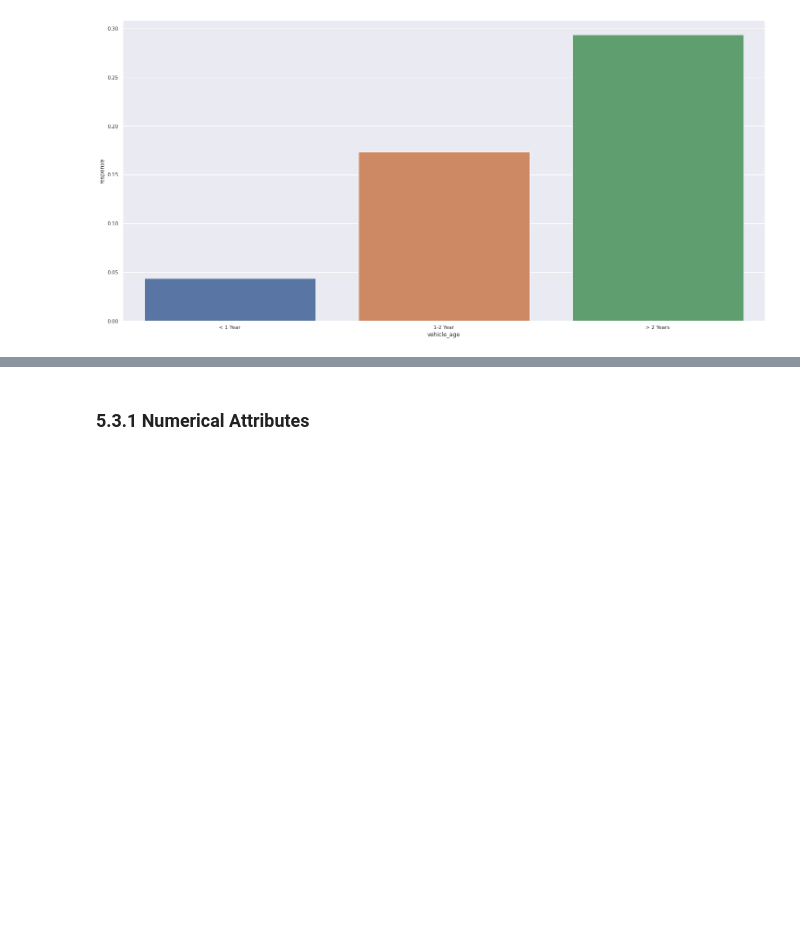
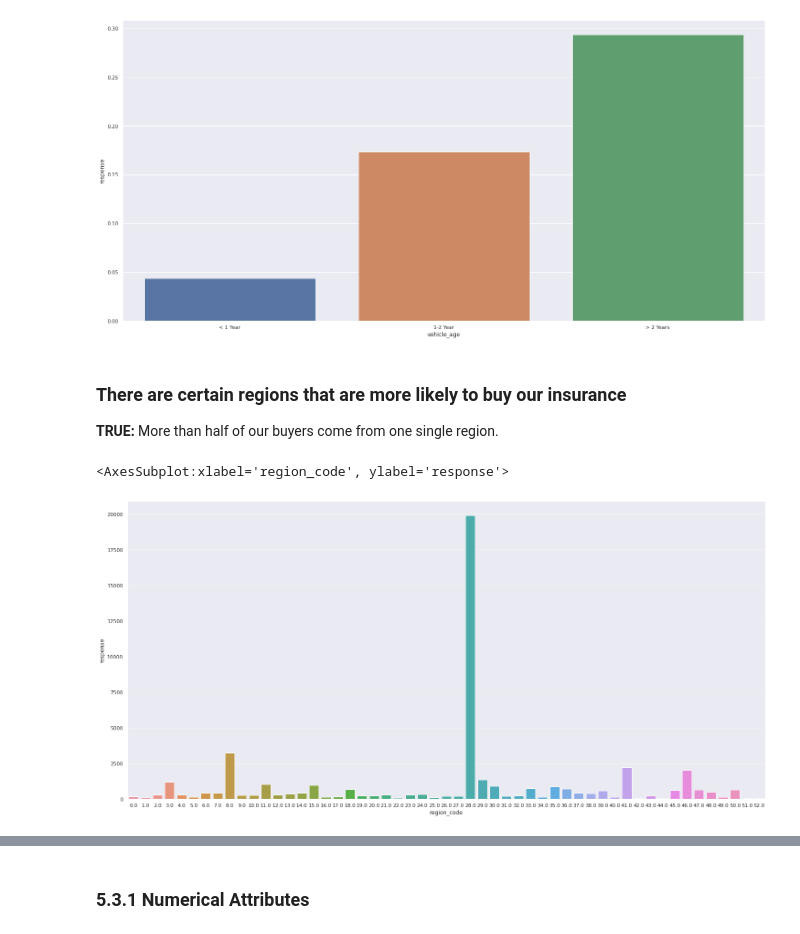
Before and after one commit to rafael-asousa/Cross-Sell-Prediction, a Jupyter notebook: notebook/cross-sell-predictions.ipynb, the cells around one changed output, grey strips where cells are left out. Saved outputs shown, nothing was run; the diff lists cells and outputs as text; code cells hidden in the pictures; blank space fills up the shorter version.

Commit message:
Finished EDA started Data Preparation

```diff
--- a/notebook/cross-sell-predictions.ipynb
+++ b/notebook/cross-sell-predictions.ipynb
@@ -378,3 +409,13 @@ sns.barplot(x='vehicle_age',y='response',data=aux1)
 # %% [output]
 <AxesSubplot:xlabel='vehicle_age', ylabel='response'>
 [figure]
+# %% [markdown]
+### There are certain regions that are more likely to buy our insurance
+<b>TRUE:</b> More than half of our buyers come from one single region.
+# %%
+aux1 = df5[['response', 'region_code']].groupby('region_code').sum().reset_index()
+
+sns.barplot(x='region_code',y='response',data=aux1)
+# %% [output]
+<AxesSubplot:xlabel='region_code', ylabel='response'>
+[figure, added]
```
Also changed, not shown: parts of 20 cells of this notebook.
